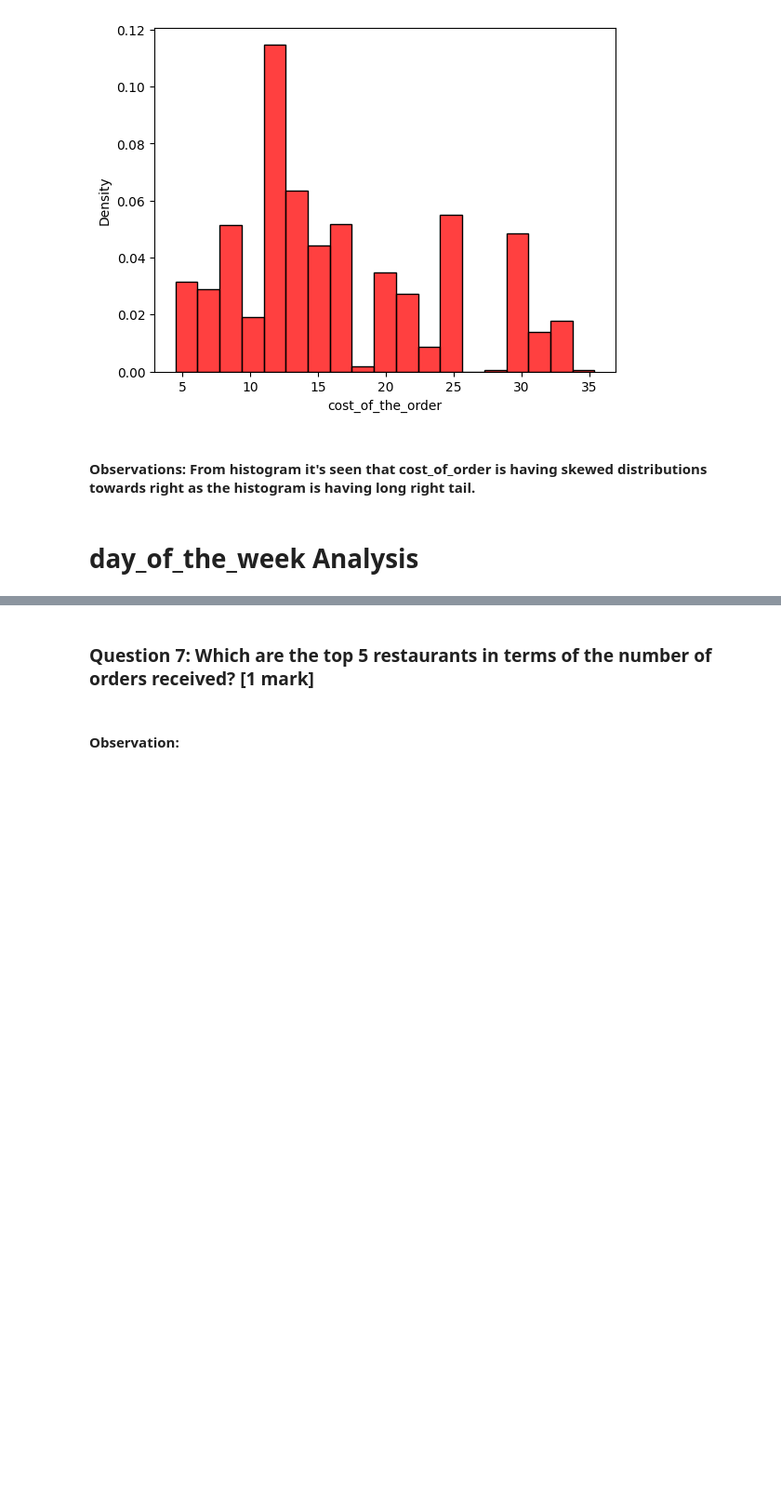
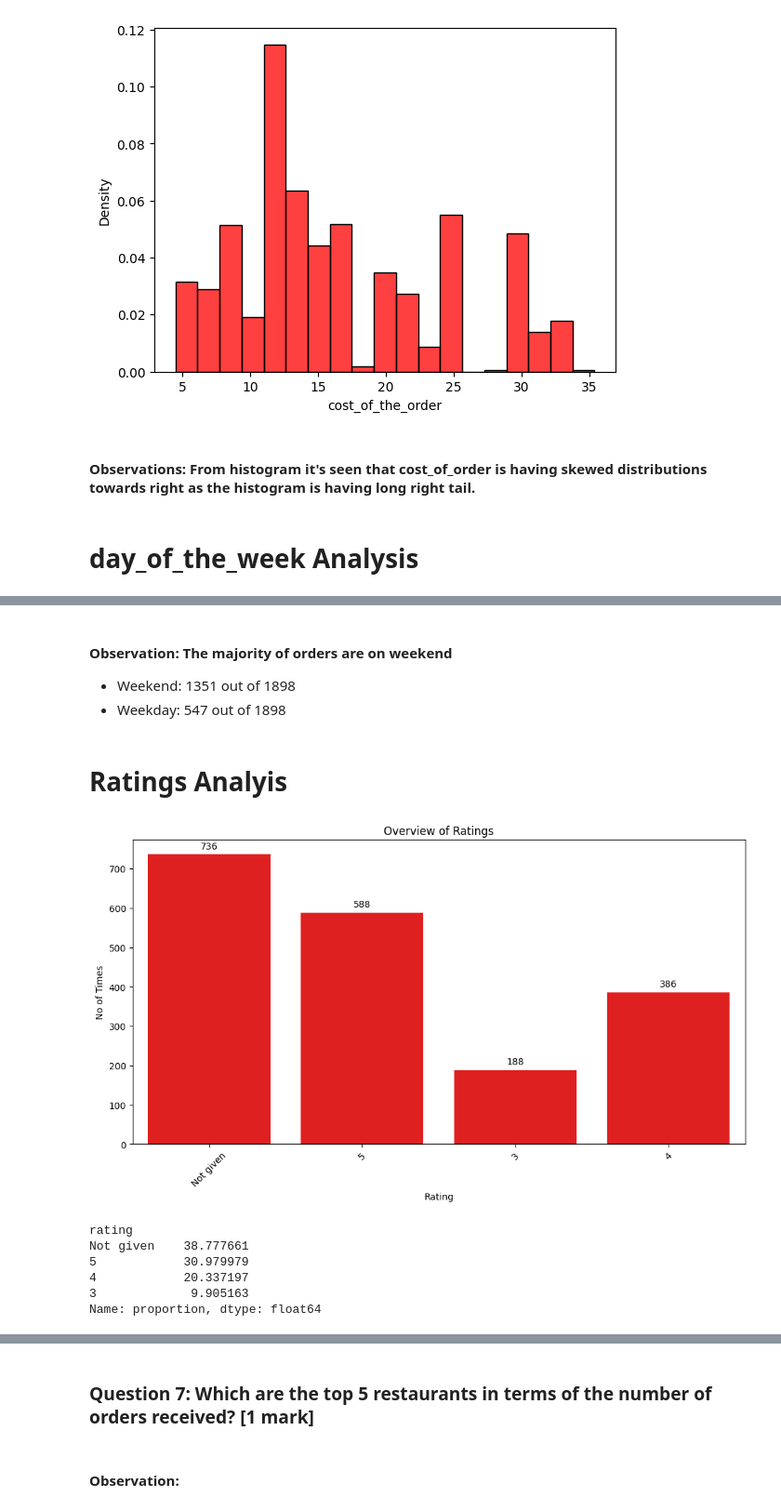
Before and after one commit to Rajesh2015/FoodHub-Data-Analysis, a Jupyter notebook: FoodHub-EDA.ipynb, the cells around one changed output, grey strips where cells are left out. Shown at 93% size. Cells and saved outputs as stored; diff of their text form; code cells hidden in the pictures; blank space fills up the shorter version.

Commit message:
Added analysis on rating

```diff
--- a/FoodHub-EDA.ipynb
+++ b/FoodHub-EDA.ipynb
@@ -442,0 +455,22 @@ sns.histplot(data=food_df,x='cost_of_the_order',stat='density',color='red');
+# %% [markdown]
+#### Observation: The majority of orders are on weekend
+
+*   Weekend: 1351 out of 1898
+*   Weekday: 547 out of 1898
+# %% [markdown]
+# Ratings Analyis
+# %%
+no_of_rating=food_df.rating.nunique()
+drawcountPlot(df=food_df,x='rating',n=no_of_rating,xlabel='Rating',ylabel='No of Times',title=f'Overview of Ratings',isTop=True);
+# %% [output]
+[figure, added]
+# %%
+rating_percentages = food_df['rating'].value_counts(normalize=True) * 100
+rating_percentages
+# %% [output]
+rating
+Not given    38.777661
+5            30.979979
+4            20.337197
+3             9.905163
+Name: proportion, dtype: float64
```
Also changed, not shown: parts of 3 cells of this notebook.
